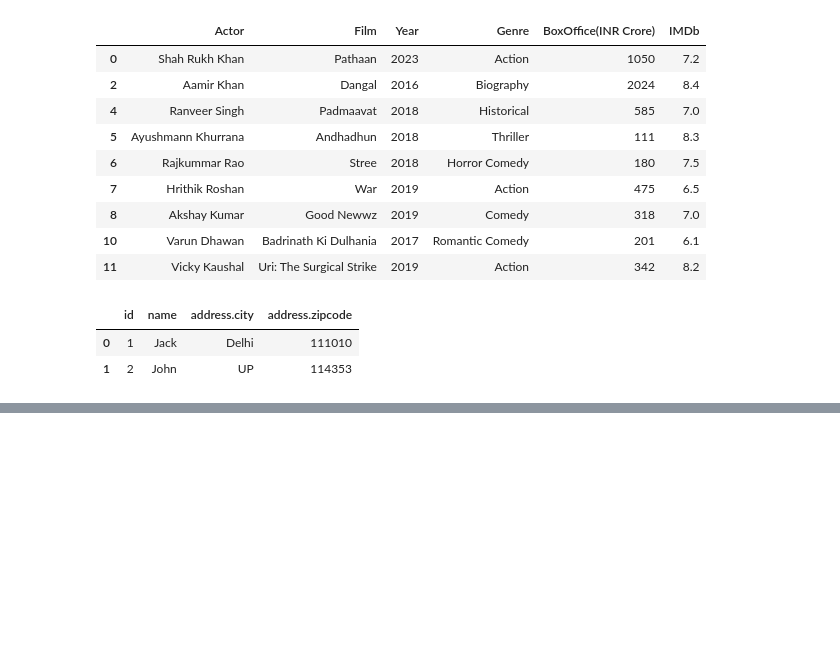
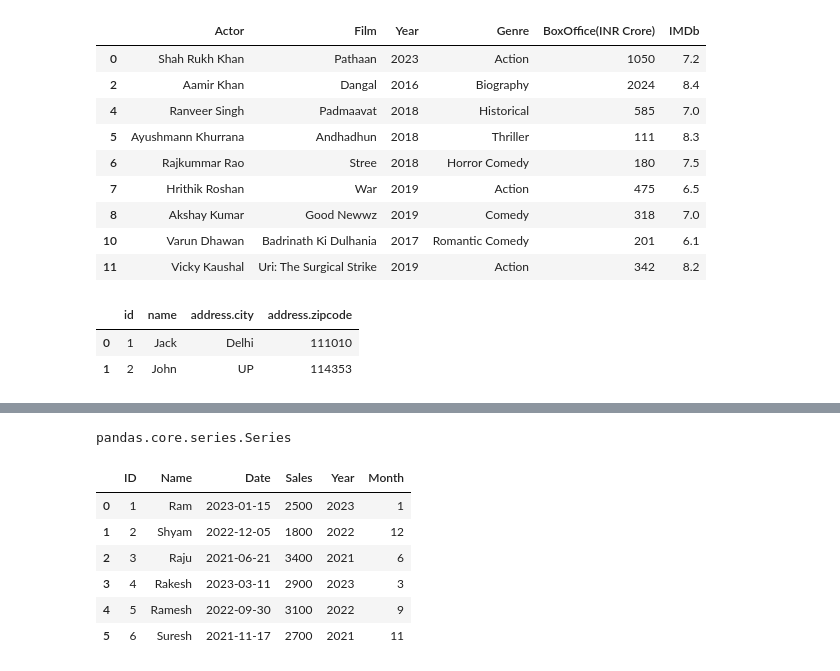
Before and after one commit to SaarthakDEV/data-science-python, a Jupyter notebook: pandas.ipynb, the cells around one changed output, grey strips where cells are left out. Drawn from its saved outputs; the diff is of its cells as text; code cells hidden in the pictures; blank space fills up the shorter version.

```diff
--- a/pandas.ipynb
+++ b/pandas.ipynb
@@ -1004,0 +1208,7 @@ pd.json_normalize(data1)
+# %%
+data_dates = pd.DataFrame({
+    "ID": [1, 2, 3, 4, 5, 6],
+    "Name": ["Ram", "Shyam", "Raju", "Rakesh", "Ramesh", "Suresh"],
+    "Date": ["2023-01-15", "2022-12-05", "2021-06-21", "2023-03-11", "2022-09-30", "2021-11-17"],
+    "Sales": [2500, 1800, 3400, 2900, 3100, 2700]
+})
@@ -1004,0 +1235,19 @@ pd.json_normalize(data1)
+# %%
+data_dates["Date"] = pd.to_datetime(data_dates["Date"])
+# %%
+type(data_dates["Date"])
+# %% [output]
+pandas.core.series.Series
+# %%
+data_dates["Year"] = data_dates["Date"].dt.year
+data_dates["Month"] = data_dates["Date"].dt.month
+# %%
+data_dates
+# %% [output]
+|  | ID | Name | Date | Sales | Year | Month |
+| 0 | 1 | Ram | 2023-01-15 | 2500 | 2023 | 1 |
+| 1 | 2 | Shyam | 2022-12-05 | 1800 | 2022 | 12 |
+| 2 | 3 | Raju | 2021-06-21 | 3400 | 2021 | 6 |
+| 3 | 4 | Rakesh | 2023-03-11 | 2900 | 2023 | 3 |
+| 4 | 5 | Ramesh | 2022-09-30 | 3100 | 2022 | 9 |
+| 5 | 6 | Suresh | 2021-11-17 | 2700 | 2021 | 11 |
```
Also changed, not shown: parts of 54 cells of this notebook, 1 other file.
